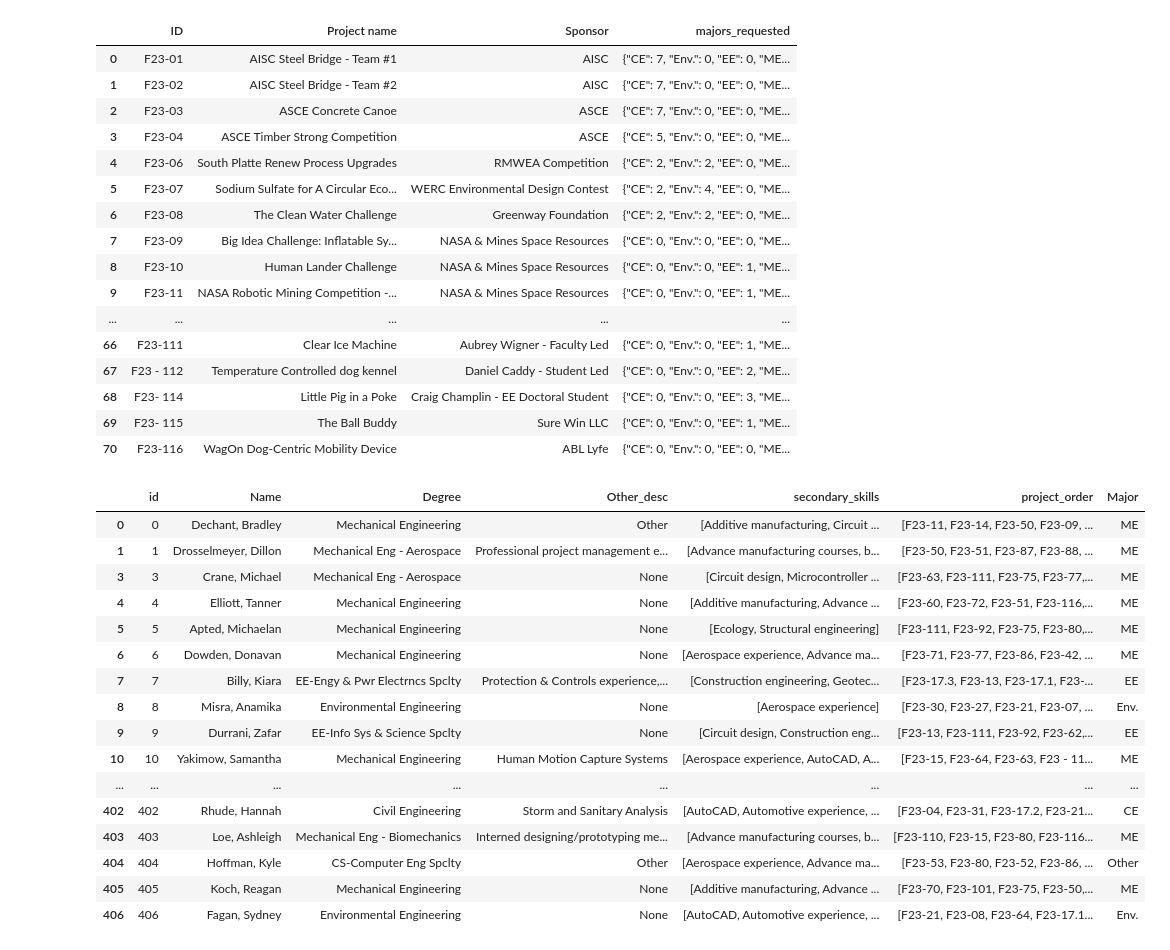
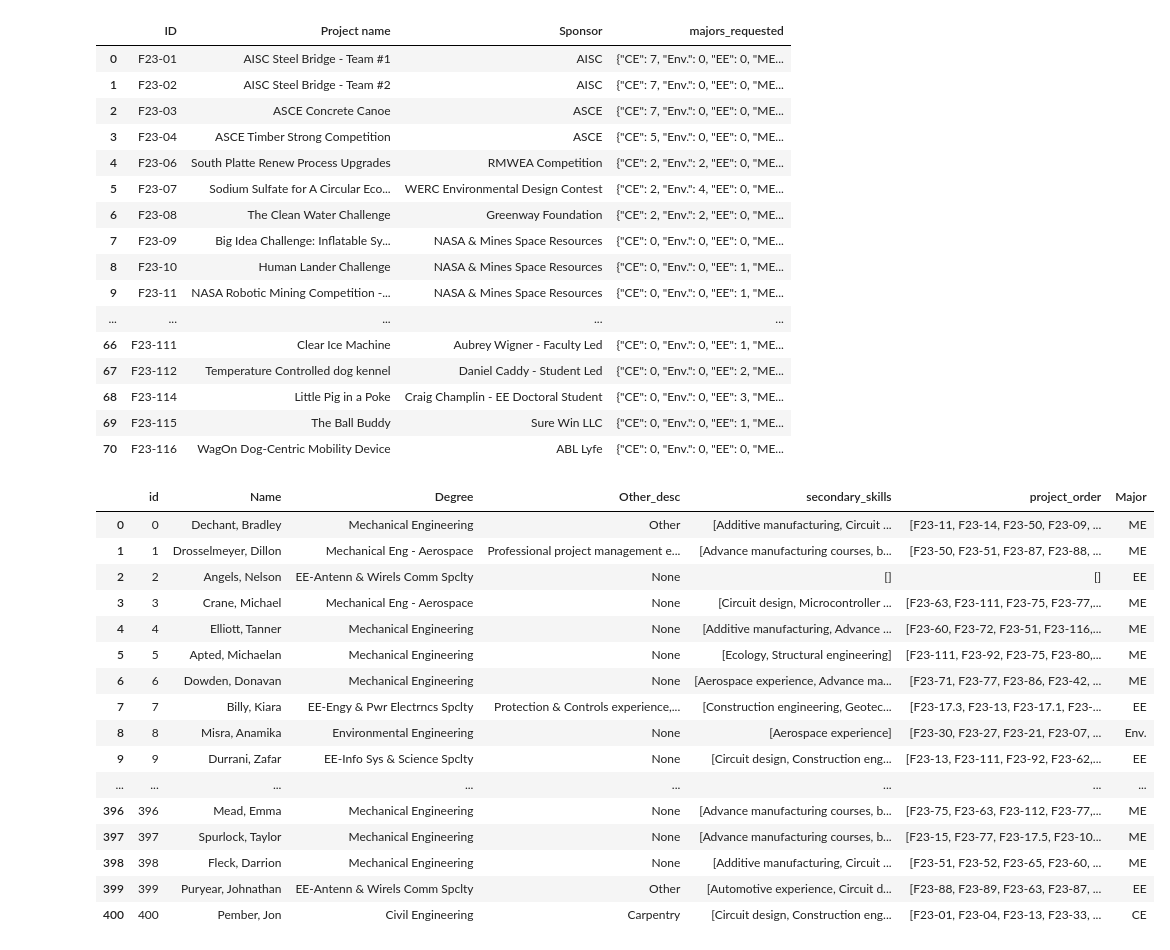
Before and after one commit to jbackofe/sorting-hat, a Jupyter notebook: cleaning.ipynb, the cells around one changed output. Drawn from its saved outputs; the diff is of its cells as text; code cells hidden in the pictures.

Commit message:
Fix project id issue

```diff
--- a/cleaning.ipynb
+++ b/cleaning.ipynb
@@ -29,12 +29,12 @@ projects = pd.read_csv("projects_not_clean.csv")
 projects = projects.fillna({"S": 0, "CE": 0, "Env.": 0, "EE": 0, "ME": 0, "DE": 0, "Other": 0})
 projects = projects.replace(r'^\s*$', 0, regex=True)
 projects = projects.astype({"S": "int32", "CE": "int32", "Env.": "int32", "EE": "int32", "ME": "int32", "DE": "int32", "Other": "int32"})
+projects['ID'] = projects['ID'].apply(lambda x: x.replace(' ', ''))
 
 # Map majors requested
 projects["majors_requested"] = projects.apply(lambda x: map_requested(x), axis=1)
 projects = projects.drop(["S", "CE", "Env.", "EE", "ME", "DE", "Other"], axis=1)
 
-# projects['embeddings'] = projects.apply(lambda x: create_project_embeddings(x, model), axis=1)
 projects
 # %% [output]
 |  | ID | Project name | Sponsor | majors_requested |
@@ -50,21 +50,14 @@ projects
 | 9 | F23-11 | NASA Robotic Mining Competition -... | NASA & Mines Space Resources | {"CE": 0, "Env.": 0, "EE": 1, "ME... |
 | ... | ... | ... | ... | ... |
 | 66 | F23-111 | Clear Ice Machine | Aubrey Wigner - Faculty Led | {"CE": 0, "Env.": 0, "EE": 1, "ME... |
-| 67 | F23 - 112 | Temperature Controlled dog kennel | Daniel Caddy - Student Led | {"CE": 0, "Env.": 0, "EE": 2, "ME... |
-| 68 | F23- 114 | Little Pig in a Poke | Craig Champlin - EE Doctoral Student | {"CE": 0, "Env.": 0, "EE": 3, "ME... |
-| 69 | F23- 115 | The Ball Buddy | Sure Win LLC | {"CE": 0, "Env.": 0, "EE": 1, "ME... |
+| 67 | F23-112 | Temperature Controlled dog kennel | Daniel Caddy - Student Led | {"CE": 0, "Env.": 0, "EE": 2, "ME... |
+| 68 | F23-114 | Little Pig in a Poke | Craig Champlin - EE Doctoral Student | {"CE": 0, "Env.": 0, "EE": 3, "ME... |
+| 69 | F23-115 | The Ball Buddy | Sure Win LLC | {"CE": 0, "Env.": 0, "EE": 1, "ME... |
 | 70 | F23-116 | WagOn Dog-Centric Mobility Device | ABL Lyfe | {"CE": 0, "Env.": 0, "EE": 0, "ME... |
 # %%
 # projects.to_csv('projects.csv')
 # %%
-project_ids = [
-    'F23-01','F23-03','F23-04','F23-06','F23-07','F23-08','F23-09','F23-10','F23-11','F23-12','F23-13','F23-14','F23-15',
-    'F23-17.1','F23-17.2','F23-17.3','F23-17.4','F23-17.5','F23-20','F23-21','F23-22','F23-23','F23-24','F23-25','F23-26','F23-27',
-    'F23-30','F23-31','F23-32','F23-33','F23-40','F23-41','F23-42','F23-50','F23-51','F23-52','F23-53','F23-60','F23-61','F23-62',
-    'F23-63','F23-64','F23-65','F23-70','F23-71','F23-72','F23-73','F23-74','F23-75','F23-76','F23-77','F23-78','F23-80','F23-84',
-    'F23- 85','F23-86','F23-87','F23-88','F23-89','F23-90','F23-91','F23-92','F23-100','F23-101','F23 - 102','F23-110','F23-111',
-    'F23 - 112','F23- 114','F23- 115','F23-116',
-]
+project_ids = ['F23-01', 'F23-02', 'F23-03', 'F23-04', 'F23-06', 'F23-07', 'F23-08', 'F23-09', 'F23-10', 'F23-11', 'F23-12', 'F23-13', 'F23-14', 'F23-15', 'F23-17.1', 'F23-17.2', 'F23-17.3', 'F23-17.4', 'F23-17.5', 'F23-20', 'F23-21', 'F23-22', 'F23-23', 'F23-24', 'F23-25', 'F23-26', 'F23-27', 'F23-30', 'F23-31', 'F23-32', 'F23-33', 'F23-40', 'F23-42', 'F23-50', 'F23-51', 'F23-52', 'F23-53', 'F23-60', 'F23-61', 'F23-62', 'F23-63', 'F23-64', 'F23-65', 'F23-70', 'F23-71', 'F23-72', 'F23-73', 'F23-74', 'F23-75', 'F23-76', 'F23-77', 'F23-78', 'F23-80', 'F23-84', 'F23-85', 'F23-86', 'F23-87', 'F23-88', 'F23-89', 'F23-90', 'F23-91', 'F23-92', 'F23-100', 'F23-101', 'F23-102', 'F23-110', 'F23-111', 'F23-112', 'F23-114', 'F23-115', 'F23-116']
 
 secondary_skills = [
     'Aerospace experience',
@@ -127,6 +120,10 @@ majors = {
 }
 
 
+def remove_spaces_from_f23_columns(df):
+    df.columns = [col.replace(' ', '') if col.startswith('F23') else col for col in df.columns]
+    return df
+
 def get_secondary_skill(row, secondary_skills):
     skills = []
     for key, value in zip(row.keys(), row.values):
@@ -159,36 +156,38 @@ def create_student_embeddings(row, model):
         soup += row['Degree']
     if row['Other_desc']:
         soup += row['Other_desc']
     if row['secondary_skills']:
         soup += ' '.join(row['secondary_skills'])
     embeddings = model.encode(soup, convert_to_tensor=True)
     return embeddings
 
 
 # Pre-process
 students = pd.read_csv("Cleaned Student Pref.csv").reset_index().rename(columns={"index": "id"})
-students = students.dropna(subset=["Name", "F23-01"]) # Remove rows if important value missing
+students = remove_spaces_from_f23_columns(students)
+students = students.dropna(subset=["Name"]) # Remove rows if important value missing
 students = students.drop(columns=["CWID", "Status", "Class", "Major", "2nd\nMajor", "Minor", "Email", "Recitation", "Project ID",
                       "Your full name", "CWID.1", "GPA", "Major.1", "Response", "Other (please specify)", "Other", "Other.1", "ERROR HCDS"])
 students = students.replace({np.nan: None})
 
 # Map secondary skill
 students["secondary_skills"] = students.apply(lambda x: get_secondary_skill(x, secondary_skills), axis=1)
 students = students.drop(columns=secondary_skills, axis=1)
 
 # Map project order
 students["project_order"] = students.apply(lambda x: get_project_order(x, project_ids), axis=1)
-students = students.drop(columns=project_ids, axis=1)
+# students["project_order"] = students["project_order"].apply(lambda x: [id.replace(' ', '') for id in x])
+students = students.drop(columns=[col for col in students.columns if col.startswith('F23')], axis=1)
 
 # Map major
 students['Major'] = students.apply(lambda x: get_major(x, majors), axis=1)
 
-# students['embeddings'] = students.apply(lambda x: create_student_embeddings(x, model), axis=1)
 students
 # %% [output]
 |  | id | Name | Degree | Other_desc | secondary_skills | project_order | Major |
 | 0 | 0 | Dechant, Bradley | Mechanical Engineering | Other | [Additive manufacturing, Circuit ... | [F23-11, F23-14, F23-50, F23-09, ... | ME |
 | 1 | 1 | Drosselmeyer, Dillon | Mechanical Eng - Aerospace | Professional project management e... | [Advance manufacturing courses, b... | [F23-50, F23-51, F23-87, F23-88, ... | ME |
+| 2 | 2 | Angels, Nelson | EE-Antenn & Wirels Comm Spclty | None | [] | [] | EE |
 | 3 | 3 | Crane, Michael | Mechanical Eng - Aerospace | None | [Circuit design, Microcontroller ... | [F23-63, F23-111, F23-75, F23-77,... | ME |
 | 4 | 4 | Elliott, Tanner | Mechanical Engineering | None | [Additive manufacturing, Advance ... | [F23-60, F23-72, F23-51, F23-116,... | ME |
 | 5 | 5 | Apted, Michaelan | Mechanical Engineering | None | [Ecology, Structural engineering] | [F23-111, F23-92, F23-75, F23-80,... | ME |
@@ -196,12 +195,11 @@ students
 | 7 | 7 | Billy, Kiara | EE-Engy & Pwr Electrncs Spclty | Protection & Controls experience,... | [Construction engineering, Geotec... | [F23-17.3, F23-13, F23-17.1, F23-... | EE |
 | 8 | 8 | Misra, Anamika | Environmental Engineering | None | [Aerospace experience] | [F23-30, F23-27, F23-21, F23-07, ... | Env. |
 | 9 | 9 | Durrani, Zafar | EE-Info Sys & Science Spclty | None | [Circuit design, Construction eng... | [F23-13, F23-111, F23-92, F23-62,... | EE |
-| 10 | 10 | Yakimow, Samantha | Mechanical Engineering | Human Motion Capture Systems | [Aerospace experience, AutoCAD, A... | [F23-15, F23-64, F23-63, F23 - 11... | ME |
 | ... | ... | ... | ... | ... | ... | ... | ... |
-| 402 | 402 | Rhude, Hannah | Civil Engineering | Storm and Sanitary Analysis | [AutoCAD, Automotive experience, ... | [F23-04, F23-31, F23-17.2, F23-21... | CE |
-| 403 | 403 | Loe, Ashleigh | Mechanical Eng - Biomechanics | Interned designing/prototyping me... | [Advance manufacturing courses, b... | [F23-110, F23-15, F23-80, F23-116... | ME |
-| 404 | 404 | Hoffman, Kyle | CS-Computer Eng Spclty | Other | [Aerospace experience, Advance ma... | [F23-53, F23-80, F23-52, F23-86, ... | Other |
-| 405 | 405 | Koch, Reagan | Mechanical Engineering | None | [Additive manufacturing, Advance ... | [F23-70, F23-101, F23-75, F23-50,... | ME |
-| 406 | 406 | Fagan, Sydney | Environmental Engineering | None | [AutoCAD, Automotive experience, ... | [F23-21, F23-08, F23-64, F23-17.1... | Env. |
+| 396 | 396 | Mead, Emma | Mechanical Engineering | None | [Advance manufacturing courses, b... | [F23-75, F23-63, F23-112, F23-77,... | ME |
+| 397 | 397 | Spurlock, Taylor | Mechanical Engineering | None | [Advance manufacturing courses, b... | [F23-15, F23-77, F23-17.5, F23-10... | ME |
+| 398 | 398 | Fleck, Darrion | Mechanical Engineering | None | [Additive manufacturing, Circuit ... | [F23-51, F23-52, F23-65, F23-60, ... | ME |
+| 399 | 399 | Puryear, Johnathan | EE-Antenn & Wirels Comm Spclty | Other | [Automotive experience, Circuit d... | [F23-88, F23-89, F23-63, F23-87, ... | EE |
+| 400 | 400 | Pember, Jon | Civil Engineering | Carpentry | [Circuit design, Construction eng... | [F23-01, F23-04, F23-13, F23-33, ... | CE |
 # %%
 # students.to_csv('students.csv')
```
Also changed, not shown: 1 other file.
